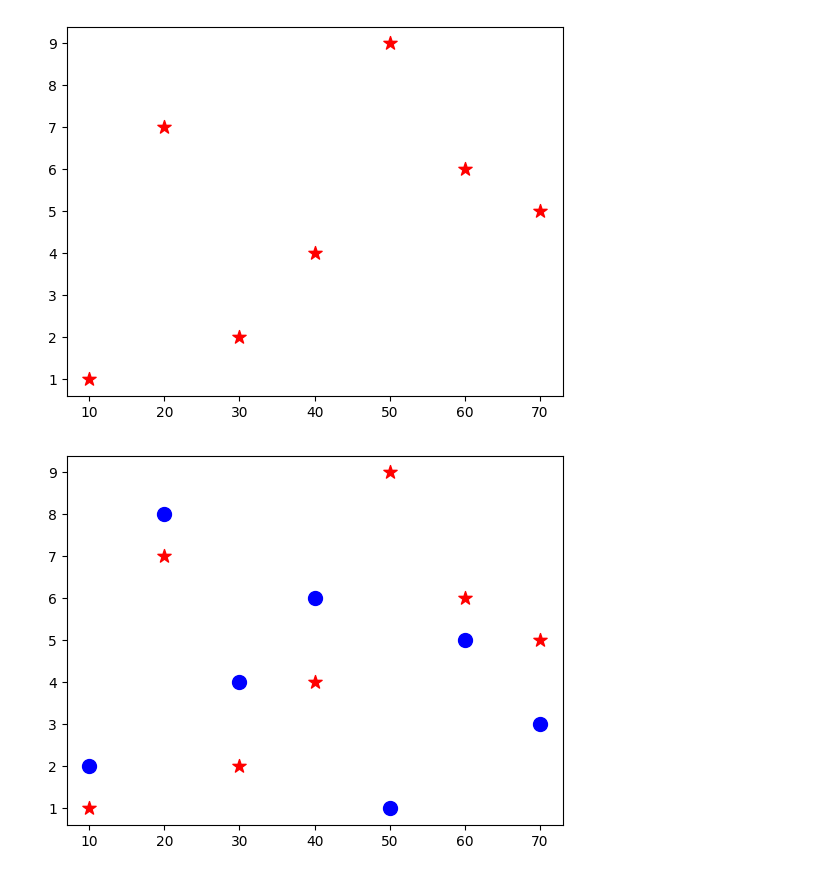
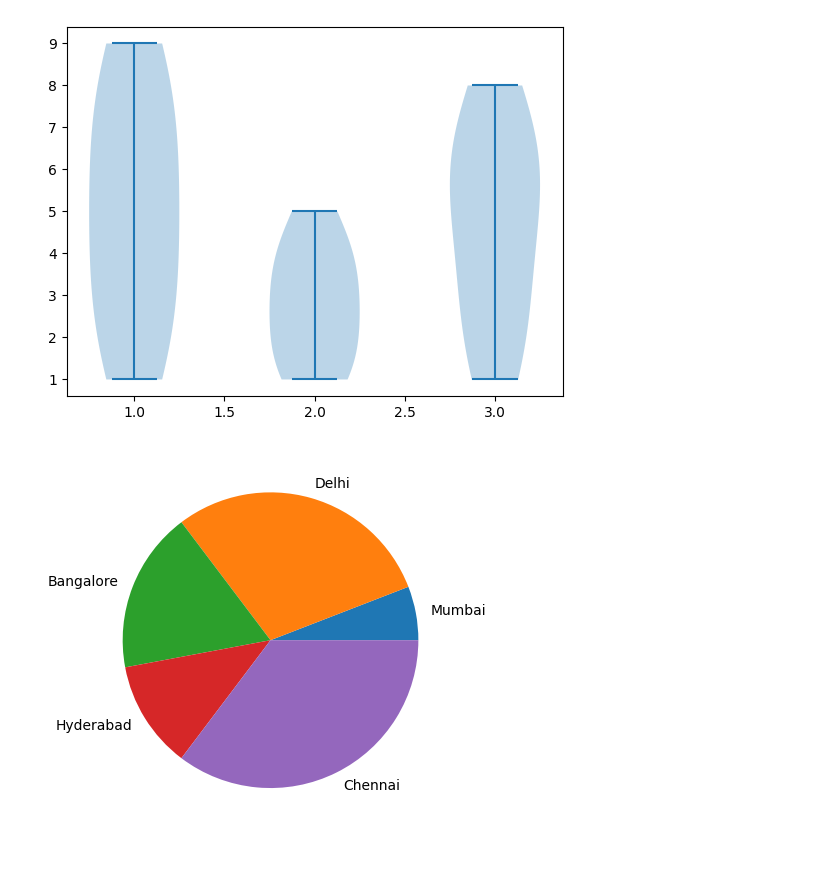
Before and after one commit to Amiya1701/Amiya1701, a Jupyter notebook: matplotlib.ipynb, the cells around one changed output. Saved outputs shown, nothing was run; the diff lists cells and outputs as text; code cells hidden in the pictures.

```diff
--- a/matplotlib.ipynb
+++ b/matplotlib.ipynb
@@ -70,6 +70,50 @@ names=list(student.keys())
 marks=list(student.values())
 plt.barh(names,marks)
 plt.show()
+
+
+#Box plot
+first=[1,2,3,4,5,6,7,8,9]
+second=[1,2,3,4,5,4,3,2,1]
+third=[4,3,2,7,6,8,1,5,6]
+
+data=list([first,second,third])
+plt.boxplot(data)
+plt.show()
+
+
+#Violin plot
+first=[1,2,3,4,5,6,7,8,9]
+second=[1,2,3,4,5,4,3,2,1]
+third=[4,3,2,7,6,8,1,5,6]
+
+data=list([first,second,third])
+plt.violinplot(data)
+plt.show()
+
+
+#Pie-Chart
+cities=["Mumbai","Delhi","Bangalore","Hyderabad","Chennai"]
+quantity=[10,50,30,20,60]
+
+plt.pie(quantity,labels=cities)
+plt.show()
+
+
+#changing colors and adding percentage
+cities=["Mumbai","Delhi","Bangalore","Hyderabad","Chennai"]
+quantity=[10,50,30,20,60]
+
+plt.pie(quantity,labels=cities,autopct='%0.1f%%',colors=['red','green','yellow','pink','grey'])
+plt.show()
+
+#DoughNut chart
+cities=["Mumbai","Delhi","Bangalore","Hyderabad","Chennai"]
+quantity=[10,50,30,20,60]
+
+plt.pie(quantity,labels=cities,radius=2)
+plt.pie([1],colors=['w'],radius=1)
+plt.show()
 # %% [output]
 [figure]
 [figure]
@@ -82,2 +126,2 @@ plt.show()
-[figure, old version]
+[figure, new version]
-[figure, old version]
+[figure, new version]
```
Also changed, not shown: parts of 1 cell of this notebook.
